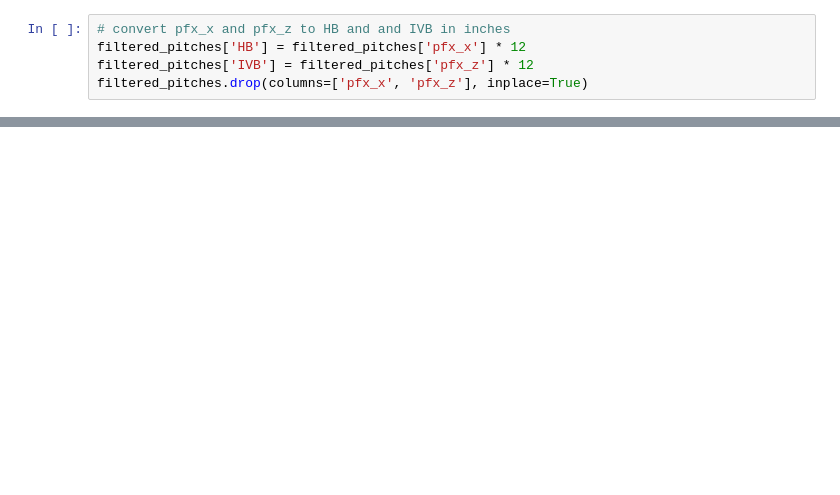
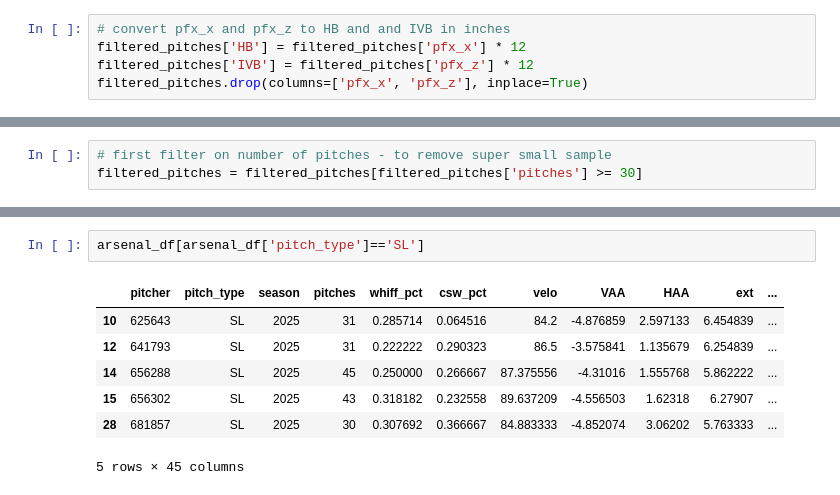
Before and after one commit to mcgillies/PitchArsenalModelling, a Jupyter notebook: src/data/test_nb.ipynb, the cells around one changed output, grey strips where cells are left out. Saved outputs shown, nothing was run; the diff lists cells and outputs as text; blank space fills up the shorter version.

```diff
--- a/src/data/test_nb.ipynb
+++ b/src/data/test_nb.ipynb
@@ -182,0 +199,3 @@ filtered_pitches.drop(columns=['pfx_x', 'pfx_z'], inplace=True)
+# %%
+# first filter on number of pitches - to remove super small sample
+filtered_pitches = filtered_pitches[filtered_pitches['pitches'] >= 30]
@@ -182,0 +370,10 @@ filtered_pitches.drop(columns=['pfx_x', 'pfx_z'], inplace=True)
+# %%
+arsenal_df[arsenal_df['pitch_type']=='SL']
+# %% [output]
+|  | pitcher | pitch_type | season | pitches | whiff_pct | csw_pct | velo | VAA | HAA | ext | ... |
+| 10 | 625643 | SL | 2025 | 31 | 0.285714 | 0.064516 | 84.2 | -4.876859 | 2.597133 | 6.454839 | ... |
+| 12 | 641793 | SL | 2025 | 31 | 0.222222 | 0.290323 | 86.5 | -3.575841 | 1.135679 | 6.254839 | ... |
+| 14 | 656288 | SL | 2025 | 45 | 0.250000 | 0.266667 | 87.375556 | -4.31016 | 1.555768 | 5.862222 | ... |
+| 15 | 656302 | SL | 2025 | 43 | 0.318182 | 0.232558 | 89.637209 | -4.556503 | 1.62318 | 6.27907 | ... |
+| 28 | 681857 | SL | 2025 | 30 | 0.307692 | 0.366667 | 84.883333 | -4.852074 | 3.06202 | 5.763333 | ... |
+5 rows × 45 columns
```
Also changed, not shown: parts of 5 cells of this notebook.
